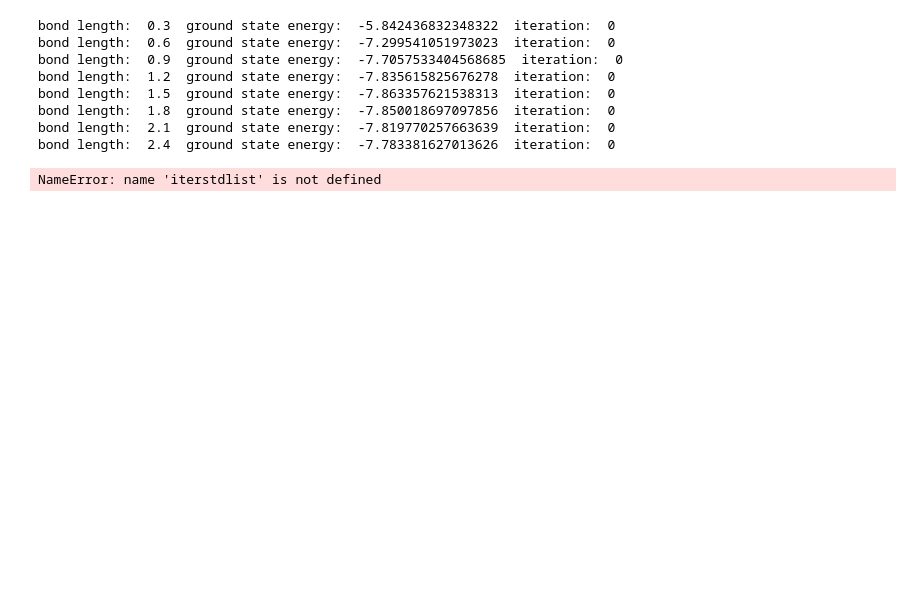
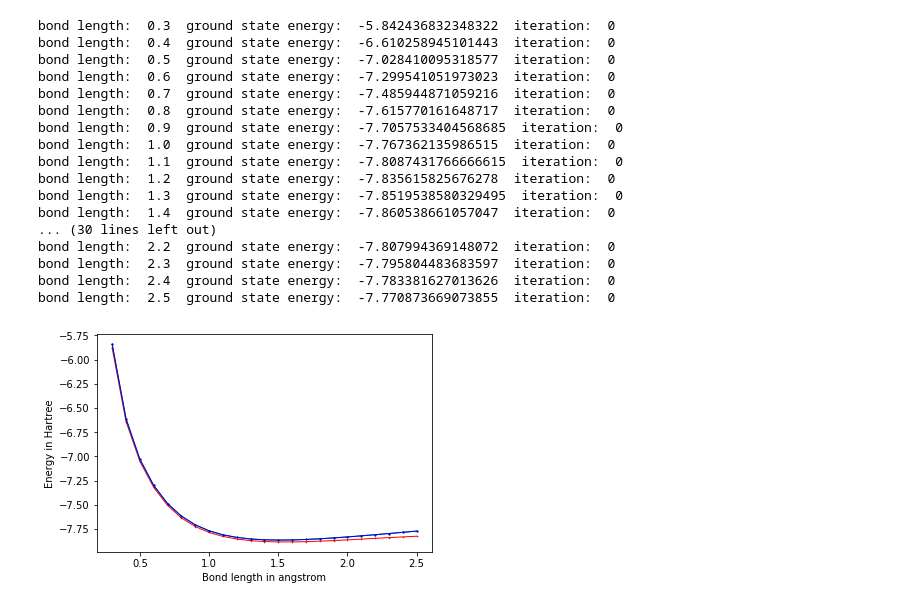
Before and after one commit to mingyu-kang/cs269q_openfermion, a Jupyter notebook: LiH_UCC.ipynb, the cells around one changed output. Cells and saved outputs as stored; diff of their text form; code cells hidden in the pictures; blank space fills up the shorter version.

```diff
--- a/LiH_UCC.ipynb
+++ b/LiH_UCC.ipynb
@@ -105,7 +132,7 @@ charge = 0
 import matplotlib.pyplot as plt
 %matplotlib inline
 
-bond_lengths = np.linspace(0.3, 2.4, 8)
+bond_lengths = np.linspace(0.3, 2.5, 23)
 vqe_ground_energies = []
 vqe_iter_mean = []
 vqe_iter_std = []
@@ -133,11 +160,49 @@ for degree in [1,2]:
     vqe_iter_std.append(np.std(iterlist))
 # %% [output]
 bond length:  0.3  ground state energy:  -5.842436832348322  iteration:  0
+bond length:  0.4  ground state energy:  -6.610258945101443  iteration:  0
+bond length:  0.5  ground state energy:  -7.028410095318577  iteration:  0
 bond length:  0.6  ground state energy:  -7.299541051973023  iteration:  0
+bond length:  0.7  ground state energy:  -7.485944871059216  iteration:  0
+bond length:  0.8  ground state energy:  -7.615770161648717  iteration:  0
 bond length:  0.9  ground state energy:  -7.7057533404568685  iteration:  0
+bond length:  1.0  ground state energy:  -7.767362135986515  iteration:  0
+bond length:  1.1  ground state energy:  -7.8087431766666615  iteration:  0
 bond length:  1.2  ground state energy:  -7.835615825676278  iteration:  0
-bond length:  1.5  ground state energy:  -7.863357621538313  iteration:  0
-bond length:  1.8  ground state energy:  -7.850018697097856  iteration:  0
-bond length:  2.1  ground state energy:  -7.819770257663639  iteration:  0
+bond length:  1.3  ground state energy:  -7.8519538580329495  iteration:  0
+bond length:  1.4  ground state energy:  -7.860538661057047  iteration:  0
+... (30 lines left out)
+bond length:  2.2  ground state energy:  -7.807994369148072  iteration:  0
+bond length:  2.3  ground state energy:  -7.795804483683597  iteration:  0
 bond length:  2.4  ground state energy:  -7.783381627013626  iteration:  0
+bond length:  2.5  ground state energy:  -7.770873669073855  iteration:  0
-NameError: name 'iterstdlist' is not defined
+# %%
+# Set molecule parameters.
+basis = 'sto-3g'
+multiplicity = 1
+
+# Generate molecule at different bond lengths.
+hf_energies = []
+fci_energies = []
+bond_lengths = []
+for bond_length in np.linspace(0.3, 2.5, 23):
+    bond_lengths += [bond_length]
+    description = str(round(bond_length,2))
+#    print(description)
+    geometry = [('H', (0., 0., 0.)), ('Li', (0., 0., bond_length))]
+    molecule = MolecularData(
+        geometry, basis, multiplicity, description=description)
+
+    # Load data.
+    molecule.load()
+    fci_energies += [molecule.fci_energy]
+
+plt.figure(0)
+plt.plot(bond_lengths, fci_energies, 'rx-', linewidth=1, markersize=1)
+plt.plot(bond_lengths, vqe_ground_energies[0], 'go-', linewidth=1, markersize=1)
+plt.plot(bond_lengths, vqe_ground_energies[1], 'bo-', linewidth=1, markersize=1)
+plt.ylabel('Energy in Hartree')
+plt.xlabel('Bond length in angstrom')
+plt.show()
+# %% [output]
+[figure, added]
```
Also changed, not shown: parts of 1 cell of this notebook, 5 other files.
